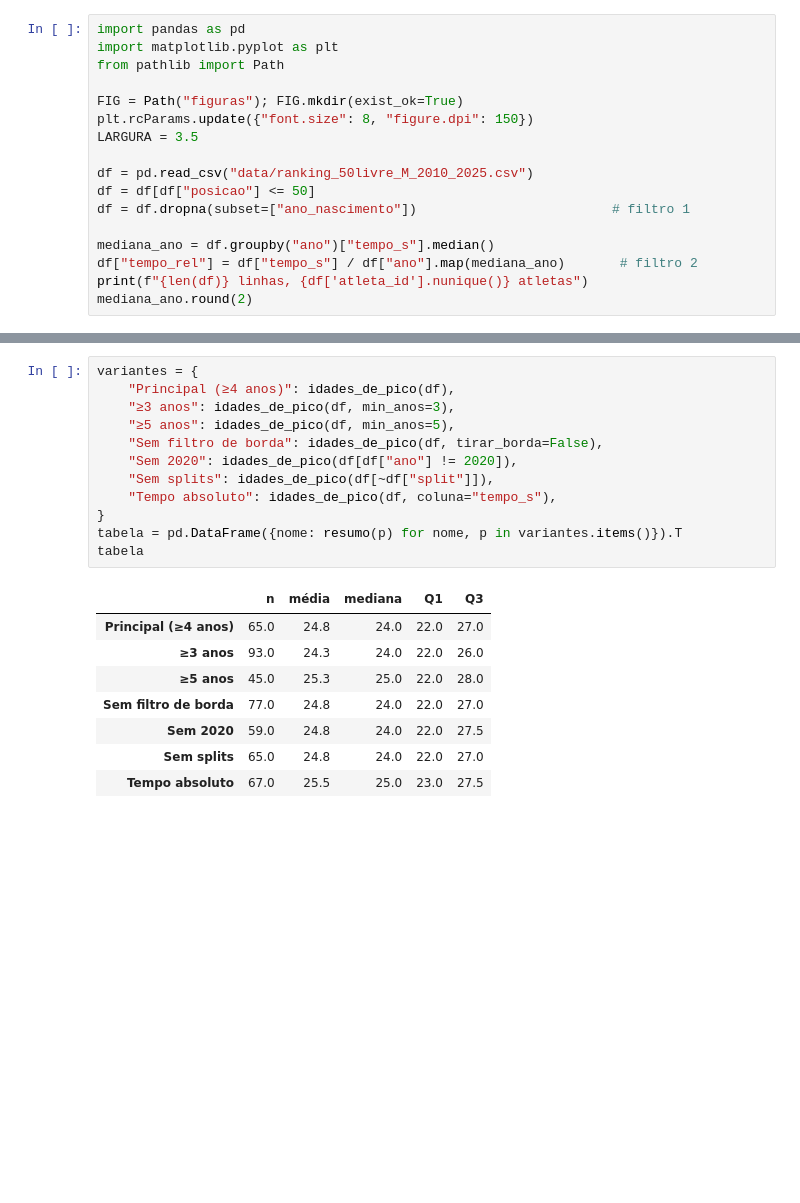
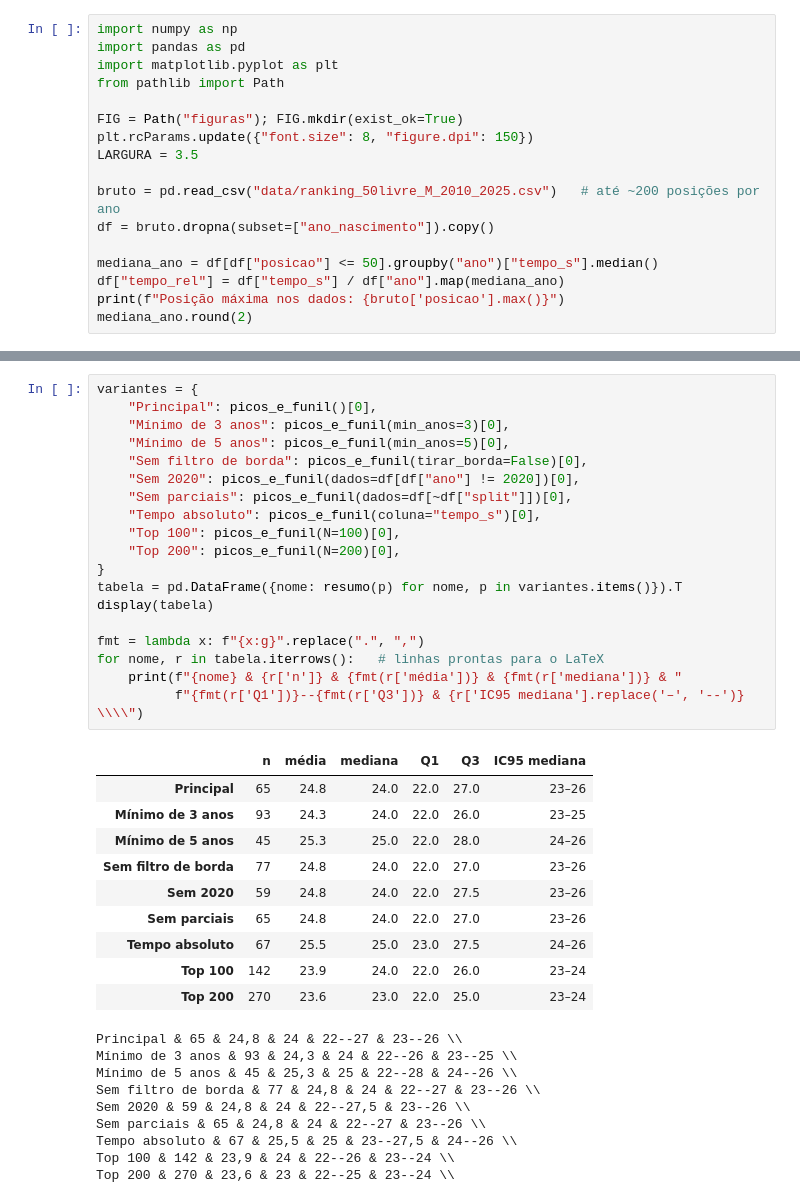
Before and after one commit to LeandroKornelius/T2, a Jupyter notebook: analysis.ipynb, the cells around one changed output, grey strips where cells are left out. Drawn from its saved outputs; the diff is of its cells as text; blank space fills up the shorter version.

```diff
--- a/analysis.ipynb
+++ b/analysis.ipynb
@@ -12,4 +14,5 @@ Temporada = ano
 # %%
+import numpy as np
 import pandas as pd
 import matplotlib.pyplot as plt
 from pathlib import Path
@@ -18,12 +21,11 @@ FIG = Path("figuras"); FIG.mkdir(exist_ok=True)
 plt.rcParams.update({"font.size": 8, "figure.dpi": 150})
 LARGURA = 3.5
 
-df = pd.read_csv("data/ranking_50livre_M_2010_2025.csv")
-df = df[df["posicao"] <= 50]
-df = df.dropna(subset=["ano_nascimento"])                         # filtro 1
+bruto = pd.read_csv("data/ranking_50livre_M_2010_2025.csv")   # até ~200 posições por ano
+df = bruto.dropna(subset=["ano_nascimento"]).copy()
 
-mediana_ano = df.groupby("ano")["tempo_s"].median()
-df["tempo_rel"] = df["tempo_s"] / df["ano"].map(mediana_ano)       # filtro 2
-print(f"{len(df)} linhas, {df['atleta_id'].nunique()} atletas")
+mediana_ano = df[df["posicao"] <= 50].groupby("ano")["tempo_s"].median()
+df["tempo_rel"] = df["tempo_s"] / df["ano"].map(mediana_ano)
+print(f"Posição máxima nos dados: {bruto['posicao'].max()}")
 mediana_ano.round(2)
 # %% [output]
@@ -71,22 +118,40 @@ resumo(picos)
 # %%
 variantes = {
-    "Principal (≥4 anos)": idades_de_pico(df),
-    "≥3 anos": idades_de_pico(df, min_anos=3),
-    "≥5 anos": idades_de_pico(df, min_anos=5),
-    "Sem filtro de borda": idades_de_pico(df, tirar_borda=False),
-    "Sem 2020": idades_de_pico(df[df["ano"] != 2020]),
-    "Sem splits": idades_de_pico(df[~df["split"]]),
-    "Tempo absoluto": idades_de_pico(df, coluna="tempo_s"),
+    "Principal": picos_e_funil()[0],
+    "Mínimo de 3 anos": picos_e_funil(min_anos=3)[0],
+    "Mínimo de 5 anos": picos_e_funil(min_anos=5)[0],
+    "Sem filtro de borda": picos_e_funil(tirar_borda=False)[0],
+    "Sem 2020": picos_e_funil(dados=df[df["ano"] != 2020])[0],
+    "Sem parciais": picos_e_funil(dados=df[~df["split"]])[0],
+    "Tempo absoluto": picos_e_funil(coluna="tempo_s")[0],
+    "Top 100": picos_e_funil(N=100)[0],
+    "Top 200": picos_e_funil(N=200)[0],
 }
 tabela = pd.DataFrame({nome: resumo(p) for nome, p in variantes.items()}).T
-tabela
+display(tabela)
+
+fmt = lambda x: f"{x:g}".replace(".", ",")
+for nome, r in tabela.iterrows():   # linhas prontas para o LaTeX
+    print(f"{nome} & {r['n']} & {fmt(r['média'])} & {fmt(r['mediana'])} & "
+          f"{fmt(r['Q1'])}--{fmt(r['Q3'])} & {r['IC95 mediana'].replace('–', '--')} \\\\")
 # %% [output]
-|  | n | média | mediana | Q1 | Q3 |
-| Principal (≥4 anos) | 65.0 | 24.8 | 24.0 | 22.0 | 27.0 |
-| ≥3 anos | 93.0 | 24.3 | 24.0 | 22.0 | 26.0 |
-| ≥5 anos | 45.0 | 25.3 | 25.0 | 22.0 | 28.0 |
-| Sem filtro de borda | 77.0 | 24.8 | 24.0 | 22.0 | 27.0 |
-| Sem 2020 | 59.0 | 24.8 | 24.0 | 22.0 | 27.5 |
-| Sem splits | 65.0 | 24.8 | 24.0 | 22.0 | 27.0 |
-| Tempo absoluto | 67.0 | 25.5 | 25.0 | 23.0 | 27.5 |
+|  | n | média | mediana | Q1 | Q3 | IC95 mediana |
+| Principal | 65 | 24.8 | 24.0 | 22.0 | 27.0 | 23–26 |
+| Mínimo de 3 anos | 93 | 24.3 | 24.0 | 22.0 | 26.0 | 23–25 |
+| Mínimo de 5 anos | 45 | 25.3 | 25.0 | 22.0 | 28.0 | 24–26 |
+| Sem filtro de borda | 77 | 24.8 | 24.0 | 22.0 | 27.0 | 23–26 |
+| Sem 2020 | 59 | 24.8 | 24.0 | 22.0 | 27.5 | 23–26 |
+| Sem parciais | 65 | 24.8 | 24.0 | 22.0 | 27.0 | 23–26 |
+| Tempo absoluto | 67 | 25.5 | 25.0 | 23.0 | 27.5 | 24–26 |
+| Top 100 | 142 | 23.9 | 24.0 | 22.0 | 26.0 | 23–24 |
+| Top 200 | 270 | 23.6 | 23.0 | 22.0 | 25.0 | 23–24 |
+Principal & 65 & 24,8 & 24 & 22--27 & 23--26 \\
+Mínimo de 3 anos & 93 & 24,3 & 24 & 22--26 & 23--25 \\
+Mínimo de 5 anos & 45 & 25,3 & 25 & 22--28 & 24--26 \\
+Sem filtro de borda & 77 & 24,8 & 24 & 22--27 & 23--26 \\
+Sem 2020 & 59 & 24,8 & 24 & 22--27,5 & 23--26 \\
+Sem parciais & 65 & 24,8 & 24 & 22--27 & 23--26 \\
+Tempo absoluto & 67 & 25,5 & 25 & 23--27,5 & 24--26 \\
+Top 100 & 142 & 23,9 & 24 & 22--26 & 23--24 \\
+Top 200 & 270 & 23,6 & 23 & 22--25 & 23--24 \\
 # %% [markdown]
```
Also changed, not shown: parts of 16 cells of this notebook, 4 other files.
